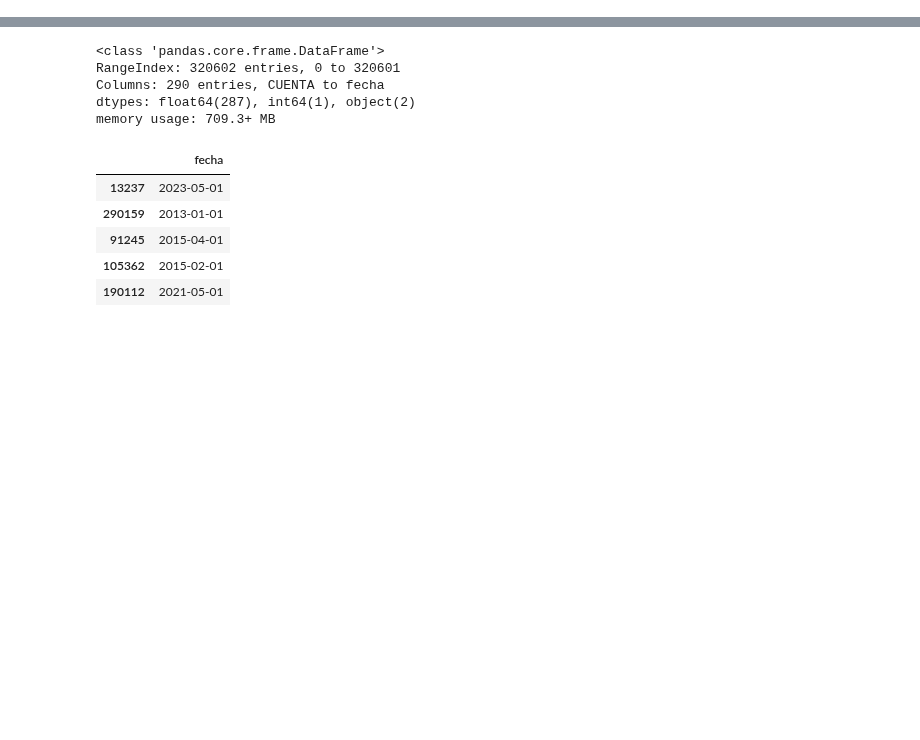
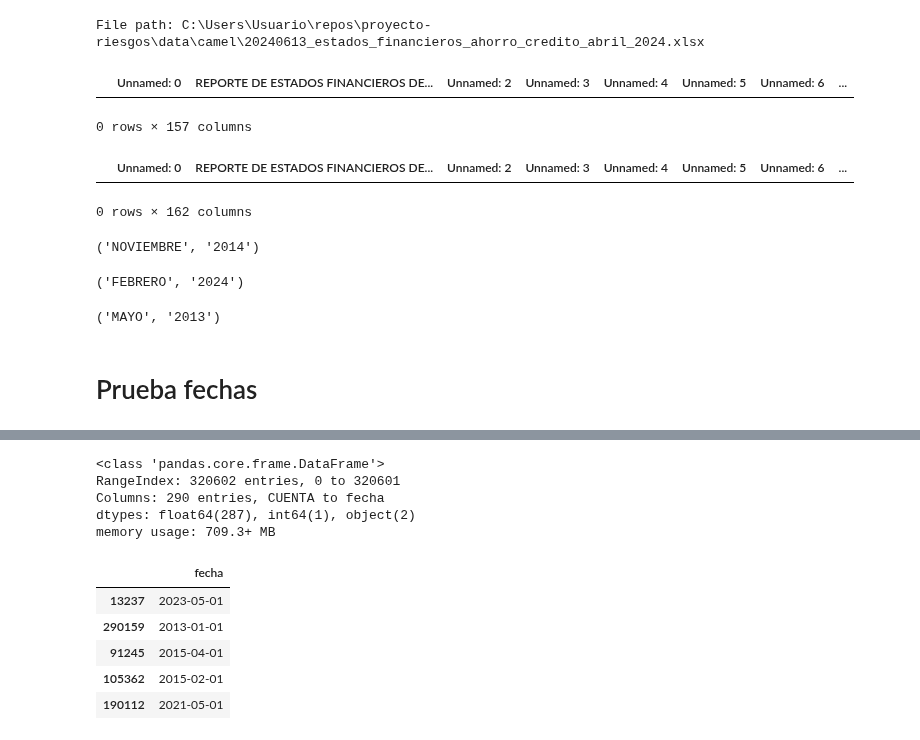
Before and after one commit to jhquiza/proyecto-riesgos, a Jupyter notebook: camel/prueba_fechas.ipynb, the cells around one changed output, grey strips where cells are left out. Drawn from its saved outputs; the diff is of its cells as text; code cells hidden in the pictures; blank space fills up the shorter version.

Commit message:
"Creación funciones para extracción de mes y año de archivos de Excel"

```diff
--- a/camel/prueba_fechas.ipynb
+++ b/camel/prueba_fechas.ipynb
@@ -1,2 +1,36 @@
 # %%
-import pandas as pd
+from pathlib import Path
+
+data_dir = Path().resolve().parent / "data" / "camel"
+file_name = "20240613_estados_financieros_ahorro_credito_abril_2024.xlsx"
+file_path = data_dir / file_name
+print(f"File path: {file_path}")
+# %% [output]
+File path: C:\Users\Usuario\repos\proyecto-riesgos\data\camel\20240613_estados_financieros_ahorro_credito_abril_2024.xlsx
+# %%
+import pandas as pd
+
+df_1 = pd.read_excel(
+    file_path,
+    skiprows=1,
+    nrows=0,
+    )
+
+df_1
+# %% [output]
+|  | Unnamed: 0 | REPORTE DE ESTADOS FINANCIEROS DE... | Unnamed: 2 | Unnamed: 3 | Unnamed: 4 | Unnamed: 5 | Unnamed: 6 | ... |
+0 rows × 157 columns
+# %%
+file_name = "20251107_estados_financieros_ahorro_credito_agosto_25.xlsx"
+file_path = data_dir / file_name
+
+df_2 = pd.read_excel(
+    file_path,
+    skiprows=1,
+    nrows=0,
+    )
+
+df_2
+# %% [output]
+|  | Unnamed: 0 | REPORTE DE ESTADOS FINANCIEROS DE... | Unnamed: 2 | Unnamed: 3 | Unnamed: 4 | Unnamed: 5 | Unnamed: 6 | ... |
+0 rows × 162 columns
@@ -3,3 +59,26 @@ import pandas as pd
+# %%
+file_name = "f_puc_financiera_30112014_02022015_0_1.xls"
+file_path = data_dir / file_name
+
+print(extract_month_year(file_path))
+# %% [output]
+('NOVIEMBRE', '2014')
+# %%
+file_name = "20240422_estados_financieros_ahorro_credito_febrero_24.xls"
+file_path = data_dir / file_name
+
+print(extract_month_year(file_path))
+# %% [output]
+('FEBRERO', '2024')
+# %%
+file_name = "f_puc_financiera_31052013_18072013_0_0.xls"
+file_path = data_dir / file_name
+
+print(extract_month_year(file_path))
+# %% [output]
+('MAYO', '2013')
+# %% [markdown]
+# Prueba fechas
 # %%
 df = pd.read_csv("Datos_2013_2025_cooperativas.csv")
 df.sample(5)
```
Also changed, not shown: parts of 1 cell of this notebook, 4 other files.
